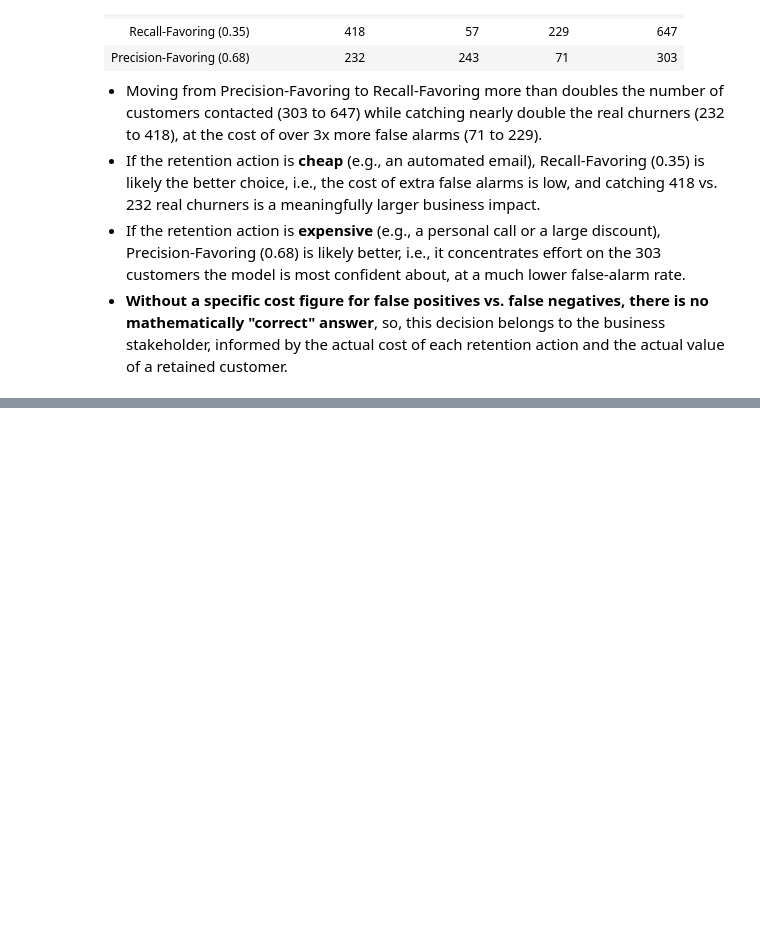
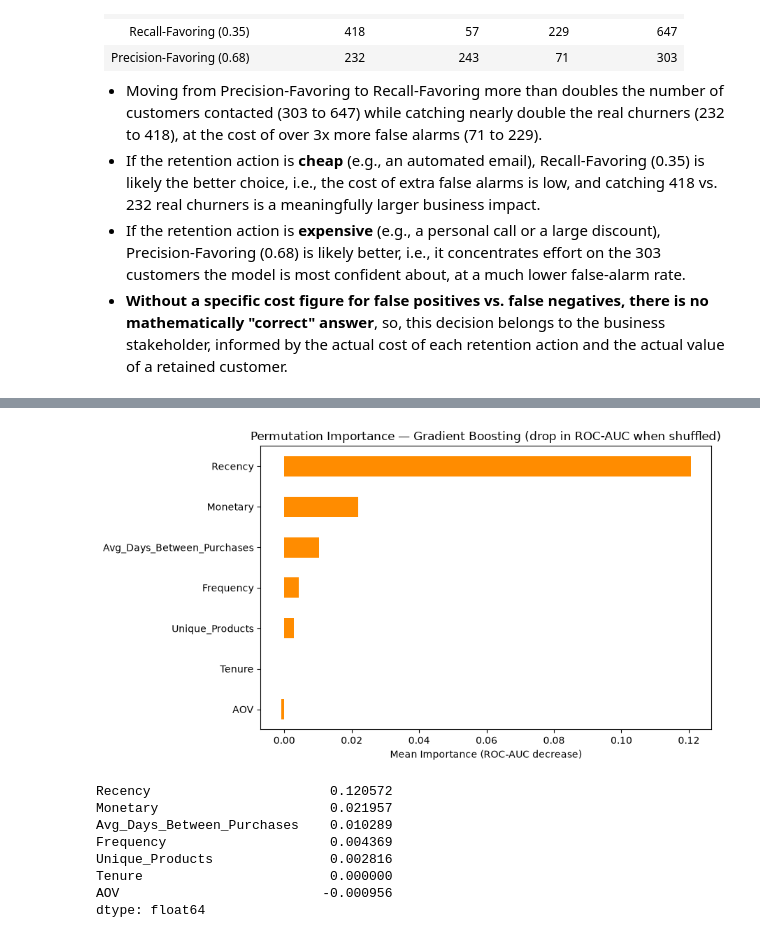
Before and after one commit to SourodeepRoy30/clv-predictor, a Jupyter notebook: notebooks/4_classification.ipynb, the cells around one changed output, grey strips where cells are left out. Cells and saved outputs as stored; diff of their text form; code cells hidden in the pictures; blank space fills up the shorter version.

```diff
--- a/notebooks/4_classification.ipynb
+++ b/notebooks/4_classification.ipynb
@@ -743,0 +775,24 @@ Precision-Favoring (0.68): Precision=0.766, Recall=0.488, Flagged as churned=303
+# %%
+perm_result = permutation_importance(best_gb, X_test, y_test, n_repeats=30, random_state=42, scoring='roc_auc')
+
+perm_importances = pd.Series(perm_result.importances_mean, index=feature_cols).sort_values(ascending=False)
+
+fig, ax = plt.subplots(figsize=(9, 5))
+perm_importances.plot(kind='barh', ax=ax, color='darkorange')
+ax.set_title("Permutation Importance — Gradient Boosting (drop in ROC-AUC when shuffled)")
+ax.set_xlabel("Mean Importance (ROC-AUC decrease)")
+ax.invert_yaxis()
+plt.tight_layout()
+plt.show()
+
+perm_importances
+# %% [output]
+[figure, added]
+Recency                       0.120572
+Monetary                      0.021957
+Avg_Days_Between_Purchases    0.010289
+Frequency                     0.004369
+Unique_Products               0.002816
+Tenure                        0.000000
+AOV                          -0.000956
+dtype: float64
```
Also changed, not shown: parts of 15 cells of this notebook, 3 other files.
